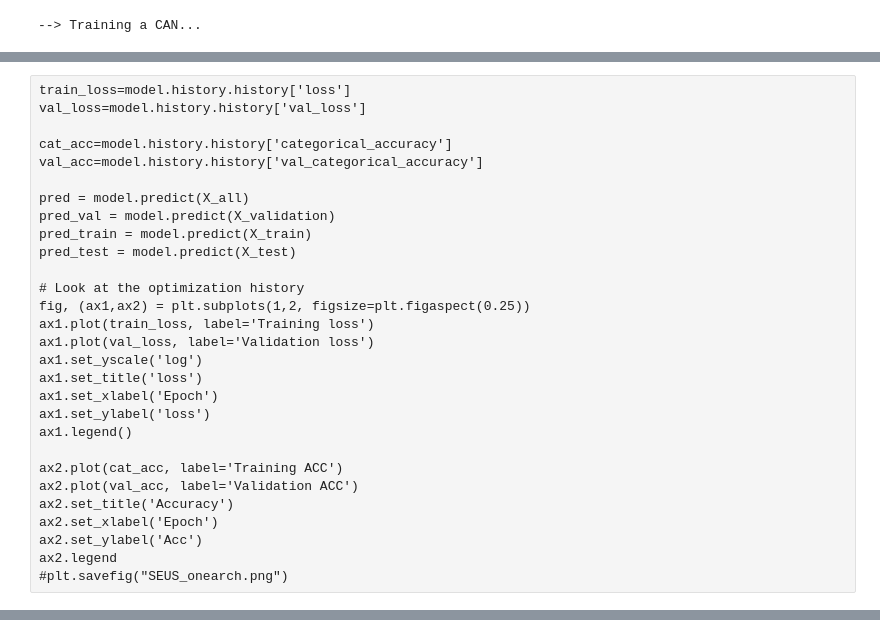
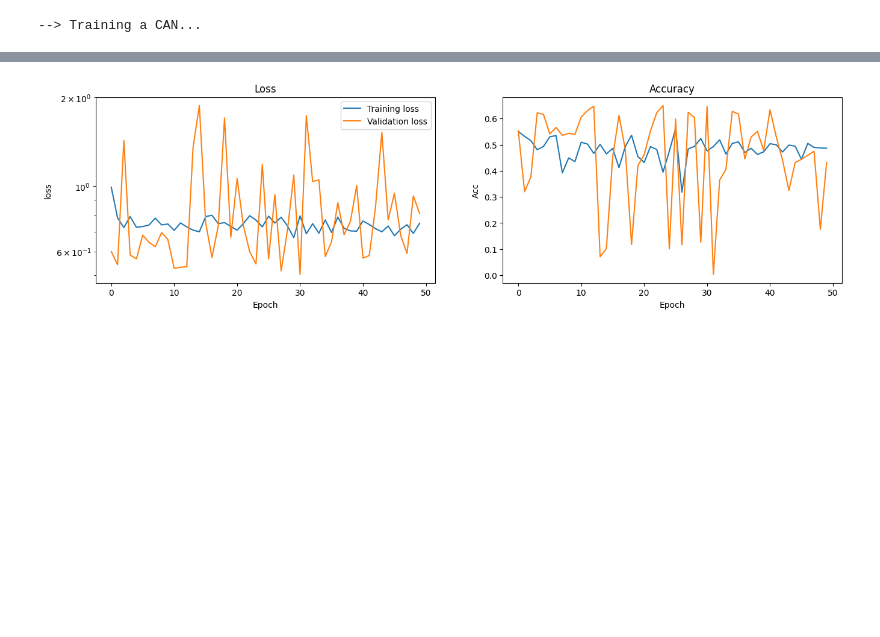
Before and after one commit to emf98/RemoteAI, a Jupyter notebook: model_training/14days_Tk2/CAN_LSTM14.ipynb, the cells around one changed output, grey strips where cells are left out. Saved outputs shown, nothing was run; the diff lists cells and outputs as text; code cells hidden in the pictures; blank space fills up the shorter version.

Commit message:
Modification of CAN model.

```diff
--- a/model_training/14days_Tk2/CAN_LSTM14.ipynb
+++ b/model_training/14days_Tk2/CAN_LSTM14.ipynb
@@ -454,17 +460,19 @@ class EarlyStoppingCAN(tf.keras.callbacks.Callback):
             print("Early stopping, setting to best_epoch = " + str(self.best_epoch + 1))
 # %%
 #---------------------
+#Model Initialization cell, modified from Barnes and Barnes 2021
 ######
-batch_size = 64 #The number of samples the network sees before it backpropagates (batch size)
-epochs = 50 #The number of times the network will loop through the entire dataset (epochs)
-shuffle = True #Set whether to shuffle the training data so the model doesn't see it sequentially
-verbose = 2 #Set whether the model will output information when trained (0 = no output; 2 = output accuracy every epoch)
+batch_size = 64
+epochs = 50
+shuffle = True
+verbose = 2 #(0 = no output; 2 = output accuracy every epoch)
 
 # Set parameters
-LOSS = 'NotWrongLoss' #or DNN ClassWeight_
-UPDATER = 'Washington'
+LOSS = 'ClassWeight_NotWrongLoss' #or DNN; in the cross entropy model, I needed to create custom class_weights on the model fit to help with the uneven categories.
+# I added a few lines to the NotWrongLoss class function to add weights into the loss ... this may not be necessary, but I found that it helped.
+UPDATER = 'Washington' ##this worked best of the updaters provided
 NLABEL = 3 #number of categories
-NUPD = 50
+NUPD = 50 #not sure what this is?
 SPINUP_EPOCHS = 0
 setpoint = 0.275
 alpha_init = 1
@@ -502,11 +510,10 @@ if(network_type=='CAN'):
     model, loss_function = make_model(ntimestep = numb_int[0],
                                       nfeature = numb_int[1],
                                       n1 = 6,
-                                      n2= 4,
                                       n3 = 6,
                                       rl1 = 0.06,
                                       rl3 = 0.077,
-                                      lr = 0.0177, #0.0006466
+                                      lr = 0.01755, #0.0006466
                                       alpha_init = alpha_init,
                                       setpoint=setpoint,
                                       spinup_epochs=SPINUP_EPOCHS,
@@ -539,8 +546,7 @@ model.fit(
     validation_data=(X_validation, Y_validation),
     batch_size=BATCH_SIZE,
     epochs=N_EPOCHS,
-    shuffle=True,
-    verbose=0,
-    class_weight = {0 : 1.0, 1 : 1.84, 2 : 0.4},
+    shuffle=shuffle,
+    verbose=verbose,
     callbacks=callbacks
 )
@@ -595,29 +640,17 @@ plt.show()
-# %% [raw]
-train_loss=model.history.history['loss']
-val_loss=model.history.history['val_loss']
-
-cat_acc=model.history.history['categorical_accuracy']
-val_acc=model.history.history['val_categorical_accuracy']
-
-pred = model.predict(X_all)
-pred_val = model.predict(X_validation)
-pred_train = model.predict(X_train)
-pred_test = model.predict(X_test)
-
-# Look at the optimization history
-fig, (ax1,ax2) = plt.subplots(1,2, figsize=plt.figaspect(0.25))
-ax1.plot(train_loss, label='Training loss')
-ax1.plot(val_loss, label='Validation loss')
-ax1.set_yscale('log')
-ax1.set_title('loss')
-ax1.set_xlabel('Epoch')
-ax1.set_ylabel('loss')
-ax1.legend()
-
-ax2.plot(cat_acc, label='Training ACC')
-ax2.plot(val_acc, label='Validation ACC')
-ax2.set_title('Accuracy')
-ax2.set_xlabel('Epoch')
-ax2.set_ylabel('Acc')
-ax2.legend
-#plt.savefig("SEUS_onearch.png")
+# %%
+fig, (ax1,ax2) = plt.subplots(1,2, figsize=plt.figaspect(0.25))
+ax1.plot(history['loss'], label='Training loss')
+ax1.plot(history['val_loss'], label='Validation loss')
+ax1.set_yscale('log')
+ax1.set_title('Loss')
+ax1.set_xlabel('Epoch')
+ax1.set_ylabel('loss')
+ax1.legend()
+
+ax2.plot(history['categorical_accuracy'], label='Training ACC')
+ax2.plot(history['val_categorical_accuracy'], label='Validation ACC')
+ax2.set_title('Accuracy')
+ax2.set_xlabel('Epoch')
+ax2.set_ylabel('Acc')
+ax2.legend
+# %% [output]
@@ -624,3 +658,4 @@ ax2.legend
+[figure, added]
 # %%
 from sklearn.metrics import classification_report
 import numpy as np
```
Also changed, not shown: parts of 40 cells of this notebook.
